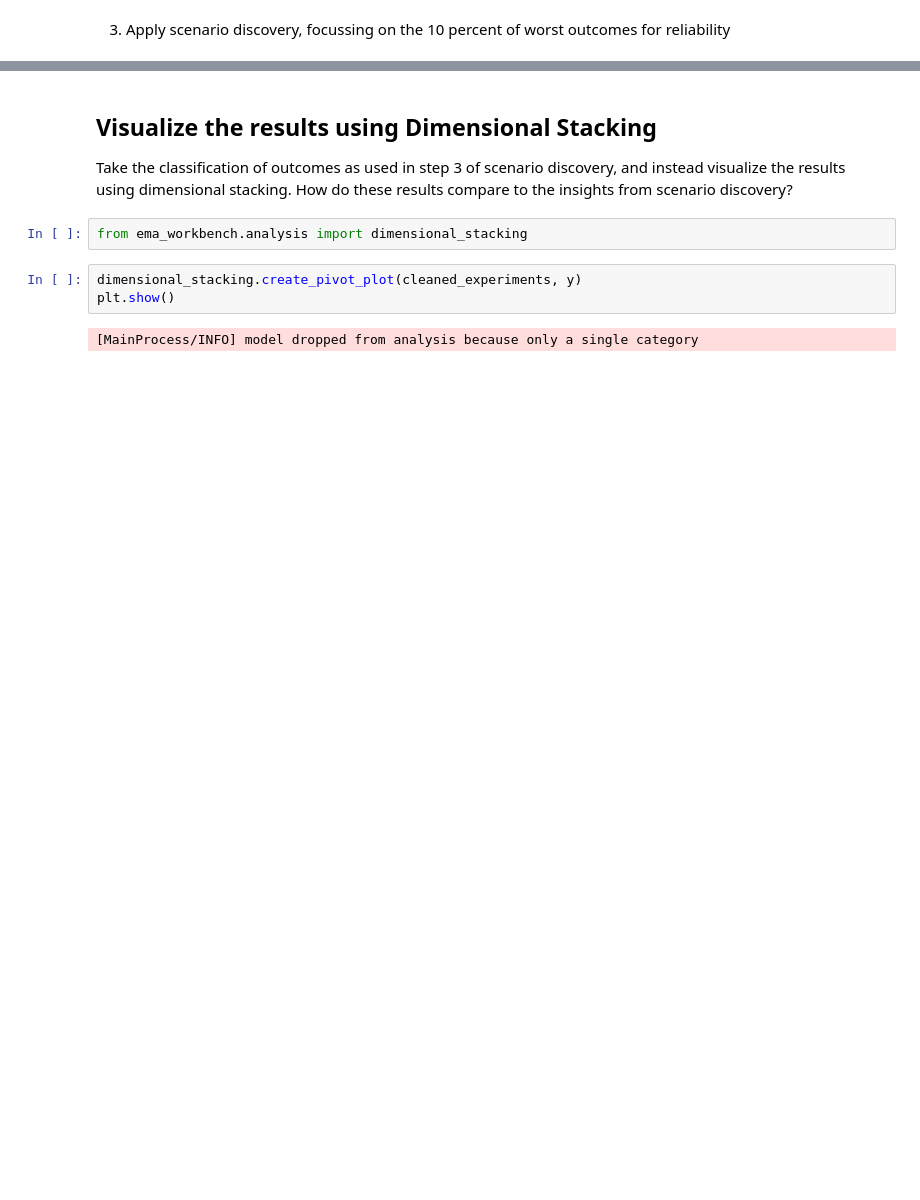
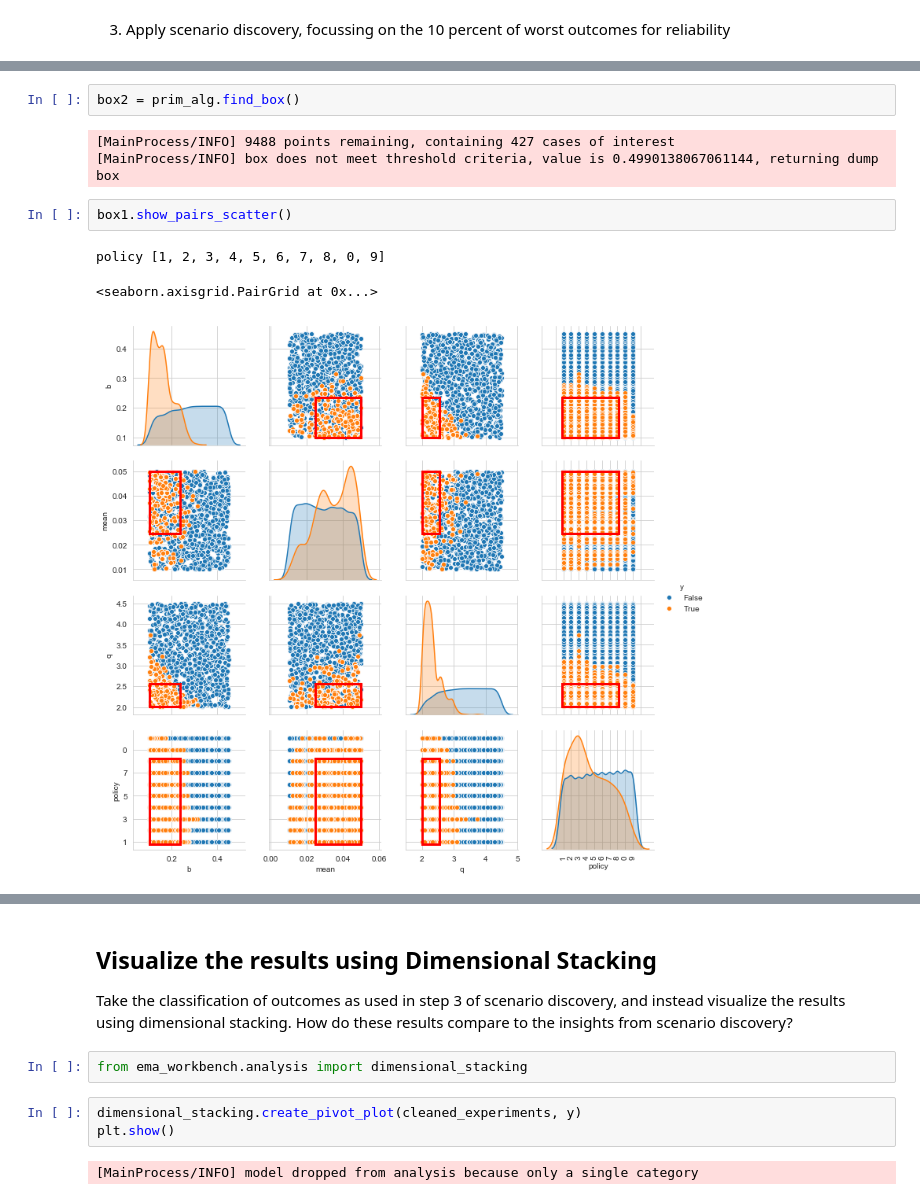
Before and after one commit to quaquel/ema_tutorial, a Jupyter notebook: assignment 2 - model answer.ipynb, the cells around one changed output, grey strips where cells are left out. Cells and saved outputs as stored; diff of their text form; blank space fills up the shorter version.

```diff
--- a/assignment 2 - model answer.ipynb
+++ b/assignment 2 - model answer.ipynb
@@ -91,0 +103,11 @@ plt.show()
+# %%
+box2 = prim_alg.find_box()
+# %% [output]
+[MainProcess/INFO] 9488 points remaining, containing 427 cases of interest
+[MainProcess/INFO] box does not meet threshold criteria, value is 0.4990138067061144, returning dump box
+# %%
+box1.show_pairs_scatter()
+# %% [output]
+policy [1, 2, 3, 4, 5, 6, 7, 8, 0, 9]
+<seaborn.axisgrid.PairGrid at 0x...>
+[figure, added]
```
Also changed, not shown: parts of 7 cells of this notebook, 6 other files.
